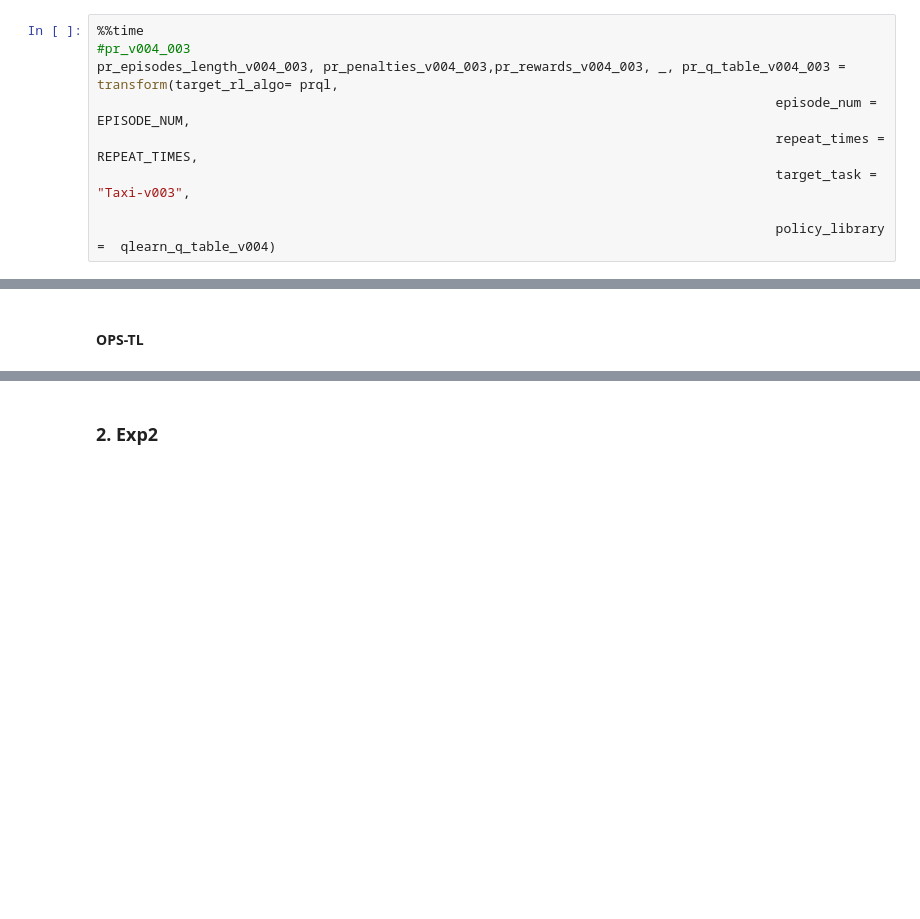
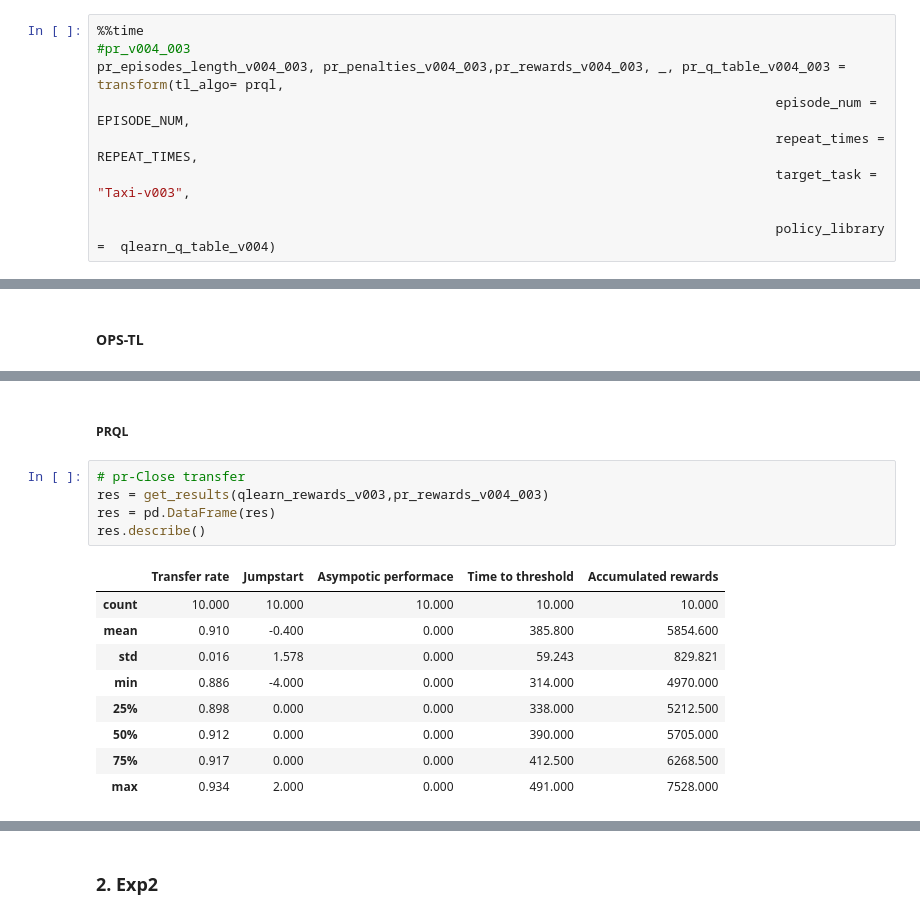
Before and after one commit to YangTA0/NegativeTransferEx, a Jupyter notebook: Baseline.ipynb, the cells around one changed output, grey strips where cells are left out. Saved outputs shown, nothing was run; the diff lists cells and outputs as text; blank space fills up the shorter version.

```diff
--- a/Baseline.ipynb
+++ b/Baseline.ipynb
@@ -2078,7 +2532,7 @@ Wall time: 7min 30s
 # %%
 %%time
 #pr_v004_003
-pr_episodes_length_v004_003, pr_penalties_v004_003,pr_rewards_v004_003, _, pr_q_table_v004_003 = transform(target_rl_algo= prql,
+pr_episodes_length_v004_003, pr_penalties_v004_003,pr_rewards_v004_003, _, pr_q_table_v004_003 = transform(tl_algo= prql,
                                                                                        episode_num = EPISODE_NUM,
                                                                                        repeat_times = REPEAT_TIMES,
                                                                                        target_task = "Taxi-v003",
@@ -2190,0 +2642,17 @@ Canvas(toolbar=Toolbar(toolitems=[('Home', 'Reset original view', 'home', 'home'
+# %% [markdown]
+##### PRQL
+# %%
+# pr-Close transfer
+res = get_results(qlearn_rewards_v003,pr_rewards_v004_003)
+res = pd.DataFrame(res)
+res.describe()
+# %% [output]
+|  | Transfer rate | Jumpstart | Asympotic performace | Time to threshold | Accumulated rewards |
+| count | 10.000 | 10.000 | 10.000 | 10.000 | 10.000 |
+| mean | 0.910 | -0.400 | 0.000 | 385.800 | 5854.600 |
+| std | 0.016 | 1.578 | 0.000 | 59.243 | 829.821 |
+| min | 0.886 | -4.000 | 0.000 | 314.000 | 4970.000 |
+| 25% | 0.898 | 0.000 | 0.000 | 338.000 | 5212.500 |
+| 50% | 0.912 | 0.000 | 0.000 | 390.000 | 5705.000 |
+| 75% | 0.917 | 0.000 | 0.000 | 412.500 | 6268.500 |
+| max | 0.934 | 2.000 | 0.000 | 491.000 | 7528.000 |
```
Also changed, not shown: parts of 141 cells of this notebook.
